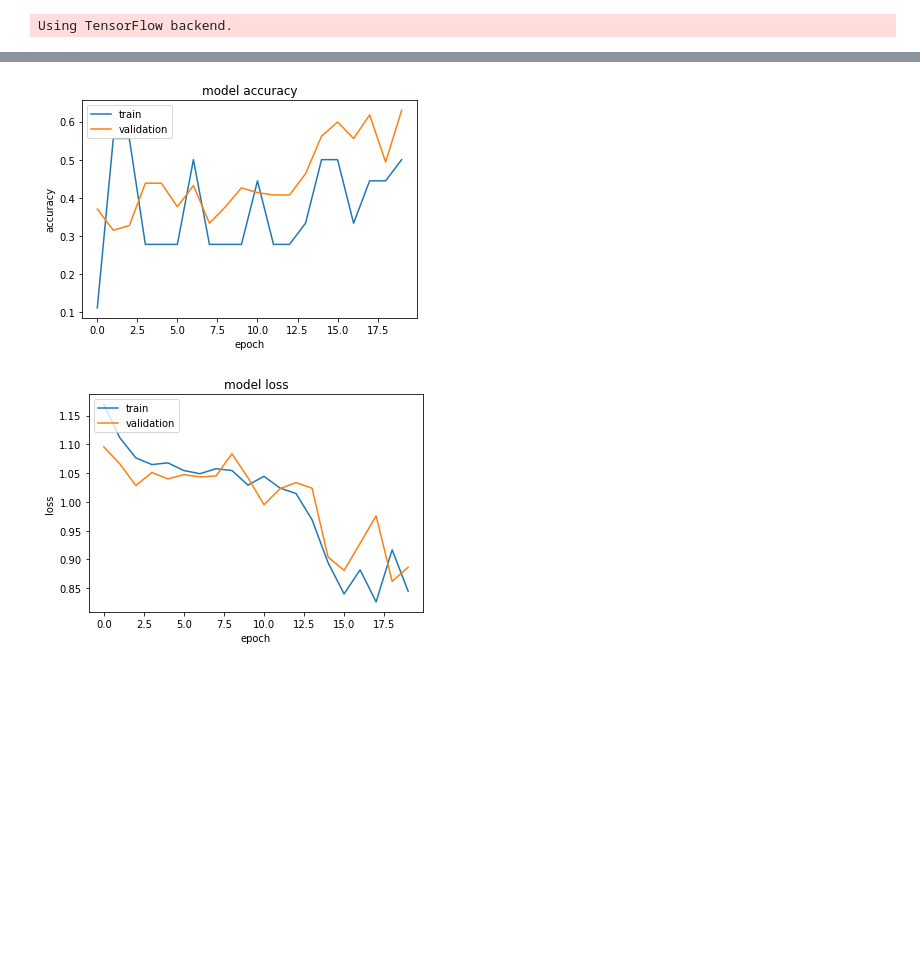
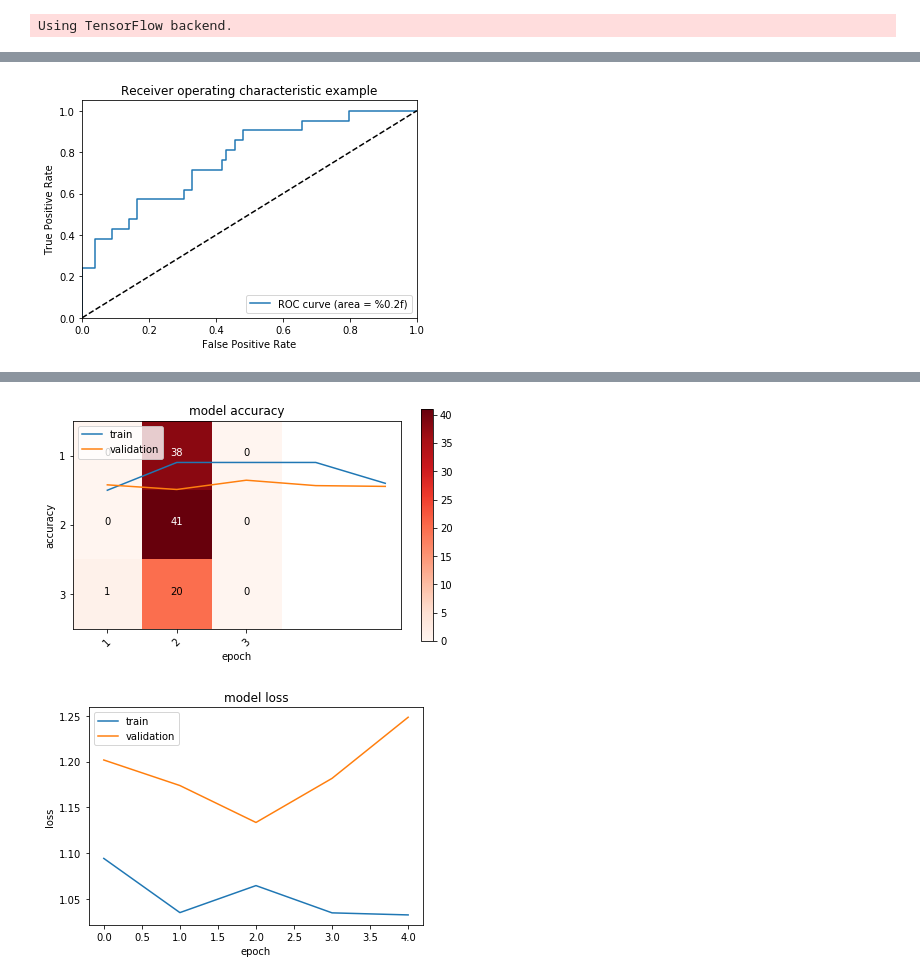
Before and after one commit to shathaa/MelanomaDetector, a Jupyter notebook: CNN_cross_validation.ipynb, the cells around one changed output, grey strips where cells are left out. Cells and saved outputs as stored; diff of their text form; code cells hidden in the pictures; blank space fills up the shorter version.

```diff
--- a/CNN_cross_validation.ipynb
+++ b/CNN_cross_validation.ipynb
@@ -72,7 +74,7 @@ Using TensorFlow backend.
 cvacc =[]
 from sklearn.model_selection import KFold
 
-kf=KFold(n_splits=10, random_state=None, shuffle=False)
+kf=KFold(n_splits=2, random_state=None, shuffle=False)
 for train_index, test_index in kf.split(X):
     model = Sequential()
 
@@ -97,7 +99,7 @@ for train_index, test_index in kf.split(X):
     X_train, X_test = X[train_index], X[test_index]
     y_train, y_test = one_hot_labels[train_index], one_hot_labels[test_index]
 
-    history=model.fit(X_train, y_train, batch_size=32, epochs=20, validation_split=0.1,callbacks=[tensorboard])
+    history=model.fit(X_train, y_train, batch_size=32, epochs=5, validation_split=0.1,callbacks=[tensorboard])
     print(history.history.keys())
 
     plt.plot(history.history['val_acc'])
@@ -107,6 +109,7 @@ for train_index, test_index in kf.split(X):
     plt.xlabel('epoch')
     plt.legend(['train', 'validation'], loc='upper left')
     plt.show()
+
     # summarize history for loss
     plt.plot(history.history['loss'])
     plt.plot(history.history['val_loss'])
@@ -118,9 +121,75 @@ for train_index, test_index in kf.split(X):
     score, acc=model.evaluate( X_test, y_test)
     print(score)
     print(acc)
-
     cvacc.append(acc)
 
+    y_pred = model.predict_proba(X_test)
+    auc_value=sklearn.metrics.roc_auc_score(y_test, y_pred)
+    print(auc_value)
 
-#
+    fpr = dict()
+    tpr = dict()
+    roc_auc = dict()
+    for i in range(3):
+        fpr[i], tpr[i], _ = roc_curve(y_test[:, i], y_pred[:, i])
+        roc_auc[i] = auc(fpr[i], tpr[i])
+        print(roc_auc)
+    # Compute micro-average ROC curve and ROC area
+    fpr["micro"], tpr["micro"], _ = roc_curve(y_test.ravel(), y_pred.ravel())
+    roc_auc["micro"] = auc(fpr["micro"], tpr["micro"])
+
+    # Plot of a ROC curve for a specific class
+    for i in range(3):
+        plt.figure()
+        plt.plot(fpr[i], tpr[i], label='ROC curve (area = %0.2f)'.format(roc_auc[i]))
+        plt.plot([0, 1], [0, 1], 'k--')
+        plt.xlim([0.0, 1.0])
+        plt.ylim([0.0, 1.05])
+        plt.xlabel('False Positive Rate')
+        plt.ylabel('True Positive Rate')
+        plt.title('Receiver operating characteristic example')
+        plt.legend(loc="lower right")
+        plt.show()
+
+        from sklearn.metrics import confusion_matrix
+    import itertools
+    cm = confusion_matrix(y_test.argmax(axis=1), y_pred.argmax(axis=1))
+    print("confusion matrix of : ",cm)
+
+    def plot_confusion_matrix(cm, classes,
+                             normalize=False,
+                             title='confusion matrix',
+                             cmap=plt.cm.Reds):
+        # this funcation print & plots confusion matrix
+        # normalize can be applied by  normalize=True,
+        plt.figure()
+        plt.imshow(cm, interpolation='nearest', cmap=cmap)
+        plt.title(title)
+        plt.colorbar()
+        tick_marks= np.arange(len(classes))
+        plt.xticks(tick_marks, classes, rotation=45)
+        plt.yticks(tick_marks, classes)
+
+        if normalize:
+            cm= cm.astype('float')/ cm.sum(axis=1)[:, np.newaxis]
+            print("normalized confusion matrix")
+        else:
+            print(" confusion matrix, without normalized")
+        print(cm)
+
+        thresh=cm.max()/2.
+        for i,j in itertools.product(range(cm.shape[0]), range(cm.shape[1])):
+            plt.text(j, i, cm[i,j],
+                    horizontalalignment="center",
+                    color="white" if cm[i, j] > thresh else "black")
+
+        plt.tight_layout()
+        plt.ylabel('true label')
+        plt.xlabel('predicted label')
+
+        '''input to confusion_matrix must be a list of predictions, not OHEs (one hot encodings). Call argmax on your y_test and y_pred, and you should get what you expect.'''
+
+    from sklearn.utils.multiclass import unique_labels
+    classes = [1,2,3]
+    plot_confusion_matrix(cm,classes)
 # %% [output]
@@ -164,0 +219 @@ dict_keys(['loss', 'acc', 'val_loss', 'val_acc'])
+[figure, new version]
@@ -182,2 +239,2 @@ dict_keys(['loss', 'acc', 'val_loss', 'val_acc'])
-[figure, old version]
-[figure, old version]
+[figure, new version]
+[figure, new version]
```
Also changed, not shown: parts of 4 cells of this notebook.
